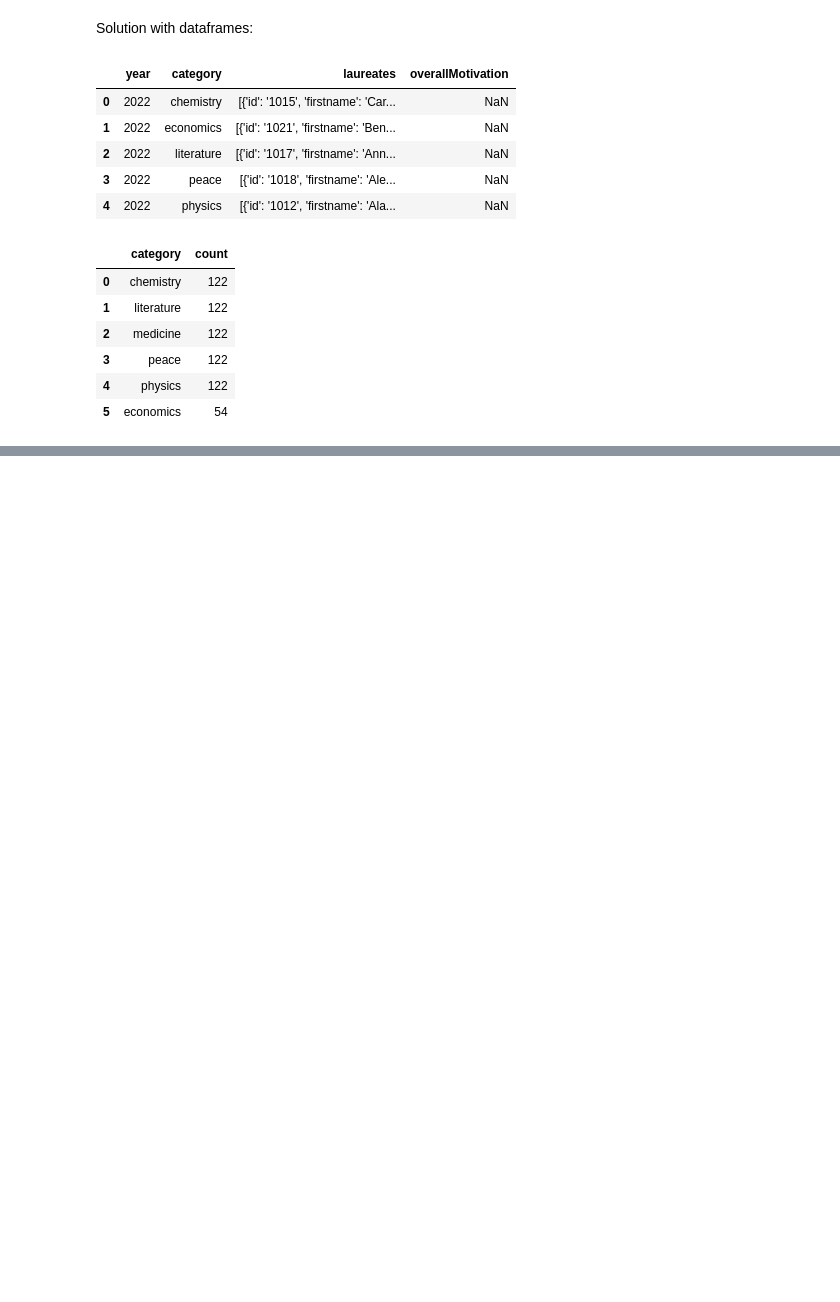
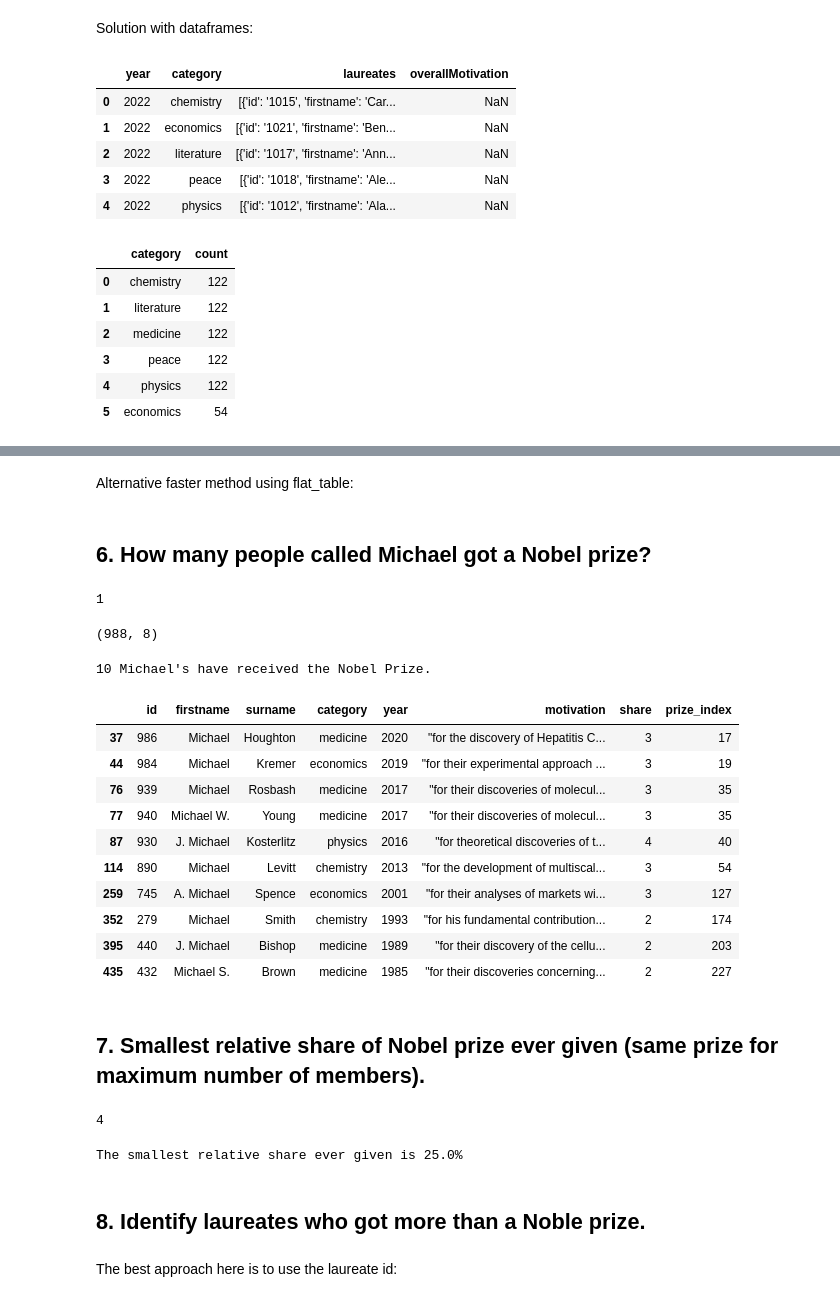
Before and after one commit to mikjf/APIs_JSON_queries, a Jupyter notebook: nobel_prize_api_analysis.ipynb, the cells around one changed output, grey strips where cells are left out. Drawn from its saved outputs; the diff is of its cells as text; code cells hidden in the pictures; blank space fills up the shorter version.

Commit message:
Noble API completed

```diff
--- a/nobel_prize_api_analysis.ipynb
+++ b/nobel_prize_api_analysis.ipynb
@@ -131,0 +217,6 @@ df.groupby(["category"]).agg({"category": "count"}).rename(
+# %%
+# drop unused columns
+df = merged.drop(columns=["laureates", "overallMotivation"])
+
+# new table
+df.head()
@@ -131,0 +297,2 @@ df.groupby(["category"]).agg({"category": "count"}).rename(
+# %% [markdown]
+Alternative faster method using flat_table:
@@ -131,0 +304,50 @@ df.groupby(["category"]).agg({"category": "count"}).rename(
+# %% [markdown]
+## 6. How many people called Michael got a Nobel prize?
+# %%
+# from previous df.info() we need to delete one missing firstname row
+df["firstname"].isna().sum()
+# %% [output]
+1
+# %%
+# drop missing firstname
+df = df.dropna(subset=["firstname"])
+
+# check deletion
+df.shape
+# %% [output]
+(988, 8)
+# %%
+# filter rows containing 'Michael' in column 'firstname'
+df_michael = df[df["firstname"].str.contains("Michael")]
+print(len(df_michael), "Michael's have received the Nobel Prize.")
+df_michael
+# %% [output]
+10 Michael's have received the Nobel Prize.
+|  | id | firstname | surname | category | year | motivation | share | prize_index |
+| 37 | 986 | Michael | Houghton | medicine | 2020 | "for the discovery of Hepatitis C... | 3 | 17 |
+| 44 | 984 | Michael | Kremer | economics | 2019 | "for their experimental approach ... | 3 | 19 |
+| 76 | 939 | Michael | Rosbash | medicine | 2017 | "for their discoveries of molecul... | 3 | 35 |
+| 77 | 940 | Michael W. | Young | medicine | 2017 | "for their discoveries of molecul... | 3 | 35 |
+| 87 | 930 | J. Michael | Kosterlitz | physics | 2016 | "for theoretical discoveries of t... | 4 | 40 |
+| 114 | 890 | Michael | Levitt | chemistry | 2013 | "for the development of multiscal... | 3 | 54 |
+| 259 | 745 | A. Michael | Spence | economics | 2001 | "for their analyses of markets wi... | 3 | 127 |
+| 352 | 279 | Michael | Smith | chemistry | 1993 | "for his fundamental contribution... | 2 | 174 |
+| 395 | 440 | J. Michael | Bishop | medicine | 1989 | "for their discovery of the cellu... | 2 | 203 |
+| 435 | 432 | Michael S. | Brown | medicine | 1985 | "for their discoveries concerning... | 2 | 227 |
+# %% [markdown]
+## 7. Smallest relative share of Nobel prize ever given (same prize for maximum number of members).
+# %%
+# find maximum value in 'share' column
+max_count = df["share"].max()
+max_count
+# %% [output]
+4
+# %%
+# answer
+print("The smallest relative share ever given is {}%".format(1 / max_count * 100))
+# %% [output]
+The smallest relative share ever given is 25.0%
+# %% [markdown]
+## 8. Identify laureates who got more than a Noble prize.
+# %% [markdown]
+The best approach here is to use the laureate id:
```
Also changed, not shown: parts of 30 cells of this notebook.
